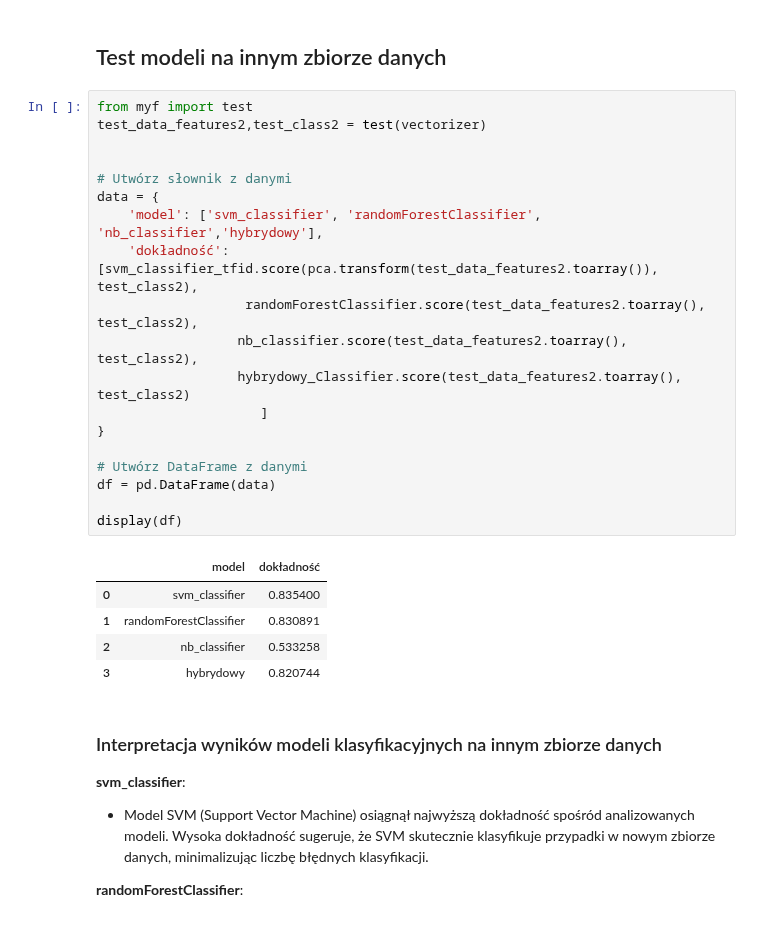
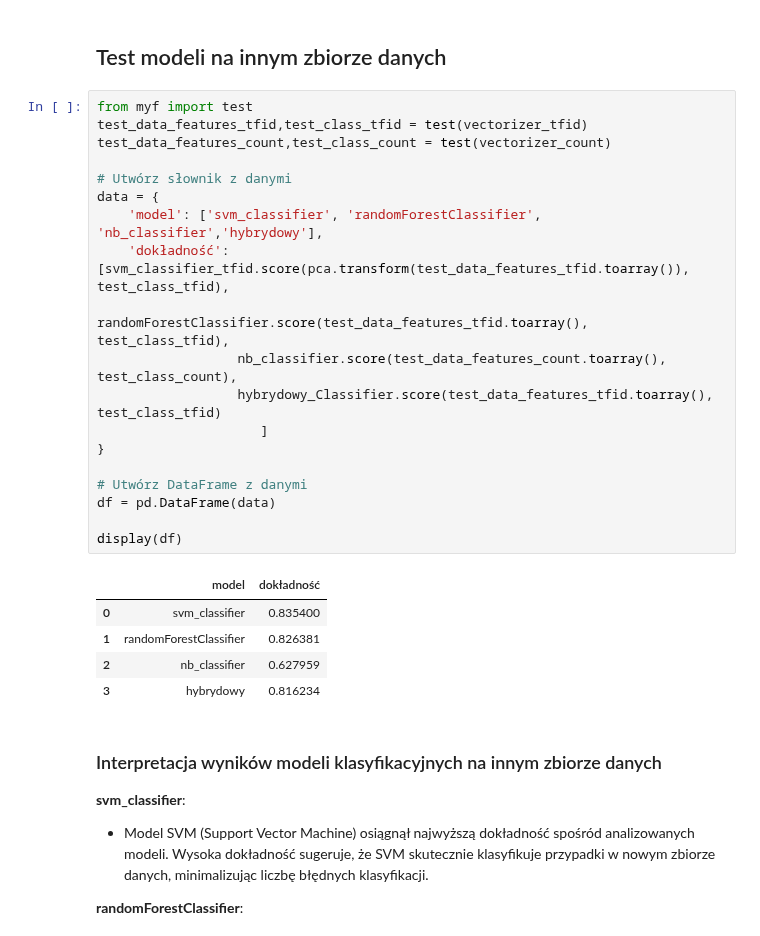
Before and after one commit to patrykzawadzkisggw/mad2, a Jupyter notebook: przyklad.ipynb, the cells around one changed output. Cells and saved outputs as stored; diff of their text form.

```diff
--- a/przyklad.ipynb
+++ b/przyklad.ipynb
@@ -902,29 +904,29 @@ display(df)
 ## Test modeli na innym zbiorze danych
 # %%
 from myf import test
-test_data_features2,test_class2 = test(vectorizer)
-
+test_data_features_tfid,test_class_tfid = test(vectorizer_tfid)
+test_data_features_count,test_class_count = test(vectorizer_count)
 
 # Utwórz słownik z danymi
 data = {
     'model': ['svm_classifier', 'randomForestClassifier', 'nb_classifier','hybrydowy'],
-    'dokładność': [svm_classifier_tfid.score(pca.transform(test_data_features2.toarray()), test_class2),
-                   randomForestClassifier.score(test_data_features2.toarray(), test_class2),
-                  nb_classifier.score(test_data_features2.toarray(), test_class2),
-                  hybrydowy_Classifier.score(test_data_features2.toarray(), test_class2)
+    'dokładność': [svm_classifier_tfid.score(pca.transform(test_data_features_tfid.toarray()), test_class_tfid),
+                   randomForestClassifier.score(test_data_features_tfid.toarray(), test_class_tfid),
+                  nb_classifier.score(test_data_features_count.toarray(), test_class_count),
+                  hybrydowy_Classifier.score(test_data_features_tfid.toarray(), test_class_tfid)
                      ]
 }
 
 # Utwórz DataFrame z danymi
 df = pd.DataFrame(data)
 
 display(df)
 # %% [output]
 |  | model | dokładność |
 | 0 | svm_classifier | 0.835400 |
-| 1 | randomForestClassifier | 0.830891 |
-| 2 | nb_classifier | 0.533258 |
-| 3 | hybrydowy | 0.820744 |
+| 1 | randomForestClassifier | 0.826381 |
+| 2 | nb_classifier | 0.627959 |
+| 3 | hybrydowy | 0.816234 |
 # %% [markdown]
 ### Interpretacja wyników modeli klasyfikacyjnych na innym zbiorze danych
 
```
Also changed, not shown: parts of 15 cells of this notebook.
